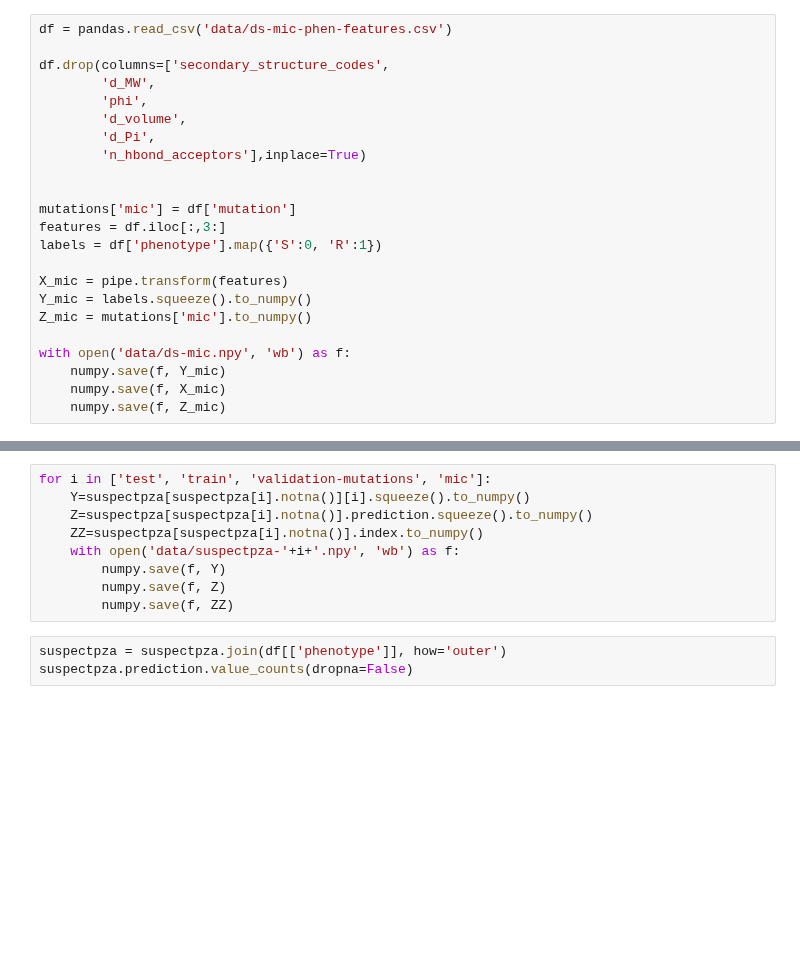
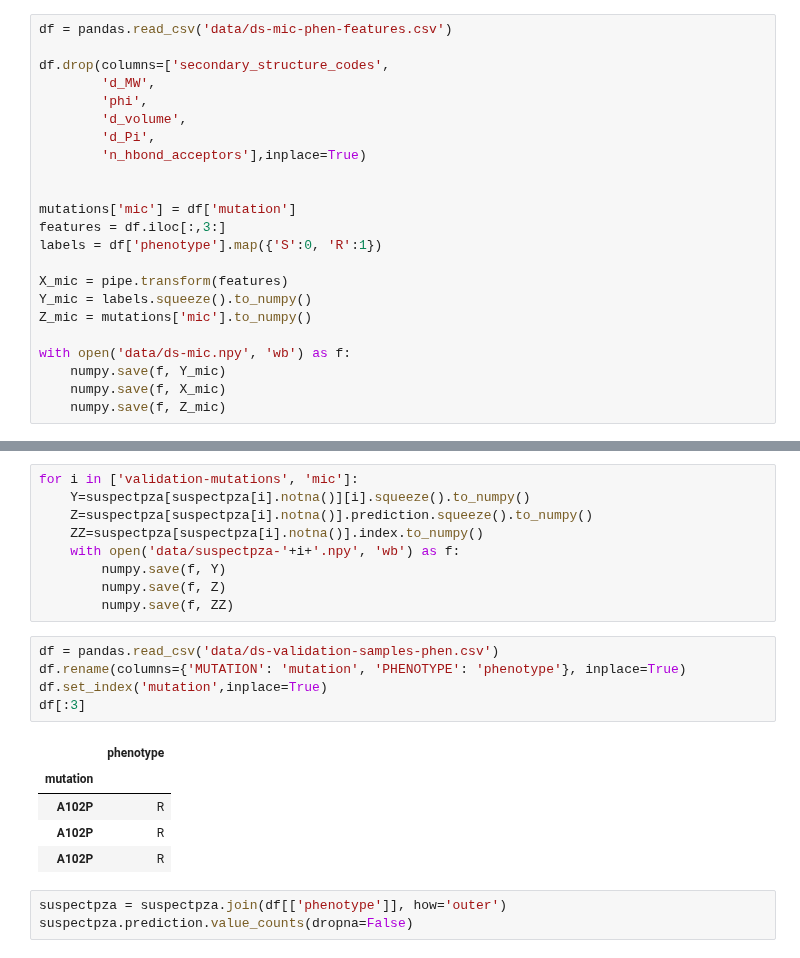
Before and after one commit to fowler-lab/predict-pyrazinamide-resistance, a Jupyter notebook: 07-split-testtrain.ipynb, the cells around one changed output, grey strips where cells are left out. Cells and saved outputs as stored; diff of their text form; blank space fills up the shorter version.

```diff
--- a/07-split-testtrain.ipynb
+++ b/07-split-testtrain.ipynb
@@ -261,5 +248,5 @@ suspectpza
 # %%
-for i in ['test', 'train', 'validation-mutations', 'mic']:
+for i in ['validation-mutations', 'mic']:
     Y=suspectpza[suspectpza[i].notna()][i].squeeze().to_numpy()
     Z=suspectpza[suspectpza[i].notna()].prediction.squeeze().to_numpy()
     ZZ=suspectpza[suspectpza[i].notna()].index.to_numpy()
@@ -267,6 +254,17 @@ for i in ['test', 'train', 'validation-mutations', 'mic']:
         numpy.save(f, Y)
         numpy.save(f, Z)
         numpy.save(f, ZZ)
+# %%
+df = pandas.read_csv('data/ds-validation-samples-phen.csv')
+df.rename(columns={'MUTATION': 'mutation', 'PHENOTYPE': 'phenotype'}, inplace=True)
+df.set_index('mutation',inplace=True)
+df[:3]
+# %% [output]
+|  | phenotype |
+| mutation |  |
+| A102P | R |
+| A102P | R |
+| A102P | R |
 # %%
 suspectpza = suspectpza.join(df[['phenotype']], how='outer')
 suspectpza.prediction.value_counts(dropna=False)
```
Also changed, not shown: parts of 8 cells of this notebook, 21 other files.
